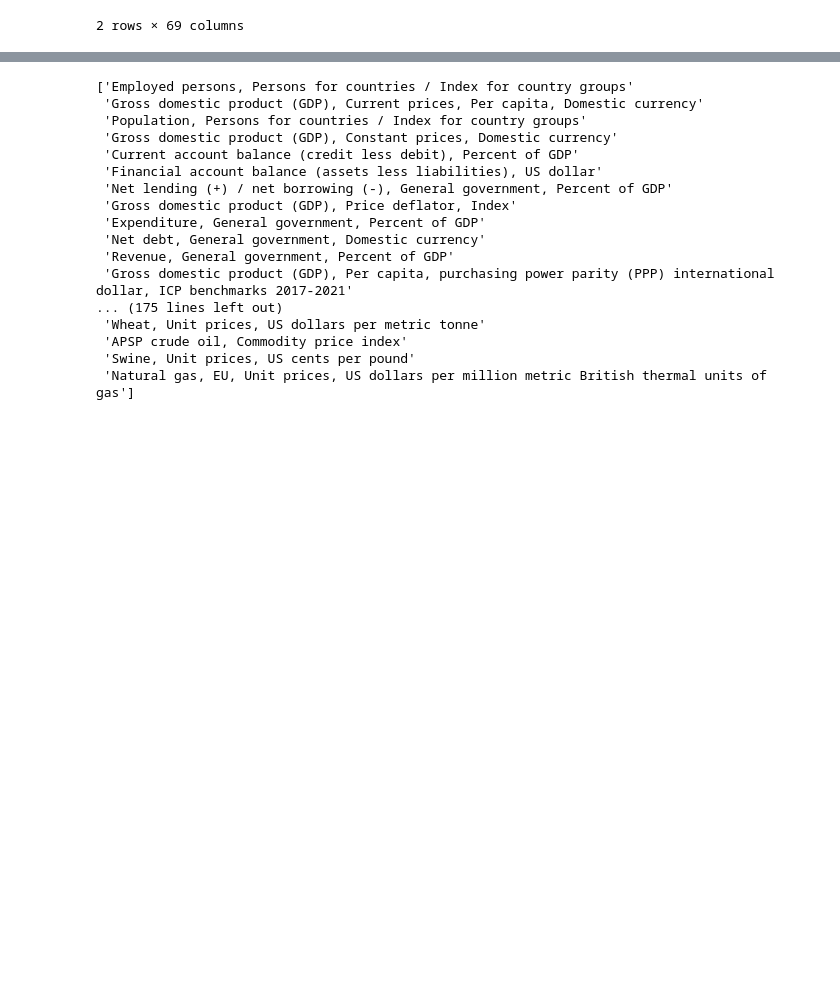
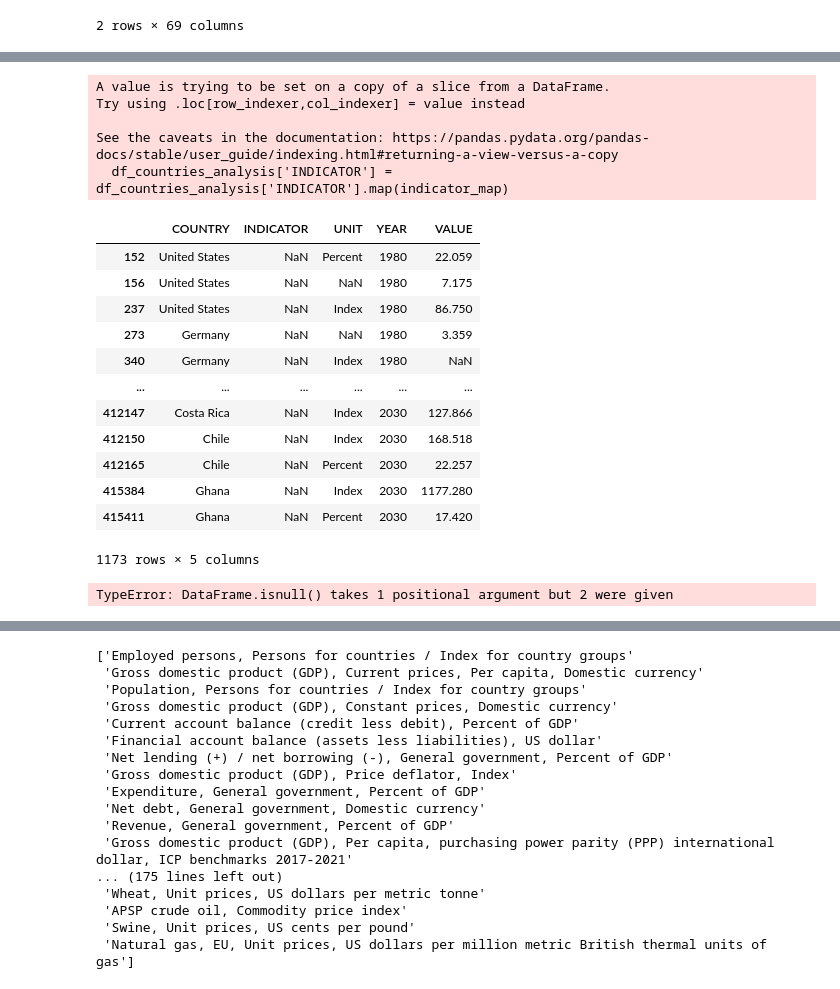
Before and after one commit to MDYCK12/Well-Being-Economics-, a Jupyter notebook: Notebooks/Artur.ipynb, the cells around one changed output, grey strips where cells are left out. Cells and saved outputs as stored; diff of their text form; code cells hidden in the pictures; blank space fills up the shorter version.

```diff
--- a/Notebooks/Artur.ipynb
+++ b/Notebooks/Artur.ipynb
@@ -57,3 +87,38 @@ melted_IMF_df = pd.melt(temp["IMF_data_df"][""], id_vars=)
+# %%
+indicator_map = {
+    'Gross domestic product (GDP) per capita, current prices, U.S. dollars': 'GDP per capita (adjusted for purchasing power parity)',
+    'Gross national savings, Percent of GDP': 'National savings (% GDP)',
+    'All Items, Consumer price index (CPI), End-of-period (EoP)': 'Inflation (CPI, %))',
+    'Unemployment rate': 'Unemployment levels (%)'
+}
+
+df_countries_analysis['INDICATOR'] = df_countries_analysis['INDICATOR'].map(indicator_map)
+
+df_countries_analysis.sort_values("INDICATOR")
+df_countries_analysis
+# %% [output]
+A value is trying to be set on a copy of a slice from a DataFrame.
+Try using .loc[row_indexer,col_indexer] = value instead
+
+See the caveats in the documentation: https://pandas.pydata.org/pandas-docs/stable/user_guide/indexing.html#returning-a-view-versus-a-copy
+  df_countries_analysis['INDICATOR'] = df_countries_analysis['INDICATOR'].map(indicator_map)
+|  | COUNTRY | INDICATOR | UNIT | YEAR | VALUE |
+| 152 | United States | NaN | Percent | 1980 | 22.059 |
+| 156 | United States | NaN | NaN | 1980 | 7.175 |
+| 237 | United States | NaN | Index | 1980 | 86.750 |
+| 273 | Germany | NaN | NaN | 1980 | 3.359 |
+| 340 | Germany | NaN | Index | 1980 | NaN |
+| ... | ... | ... | ... | ... | ... |
+| 412147 | Costa Rica | NaN | Index | 2030 | 127.866 |
+| 412150 | Chile | NaN | Index | 2030 | 168.518 |
+| 412165 | Chile | NaN | Percent | 2030 | 22.257 |
+| 415384 | Ghana | NaN | Index | 2030 | 1177.280 |
+| 415411 | Ghana | NaN | Percent | 2030 | 17.420 |
+1173 rows × 5 columns
+# %%
+df_countries_analysis.isnull("INDICATOR").sum()
+# %% [output]
+TypeError: DataFrame.isnull() takes 1 positional argument but 2 were given
 # %%
 df_up.head()
 # %% [output]
```
Also changed, not shown: parts of 1 cell of this notebook.
